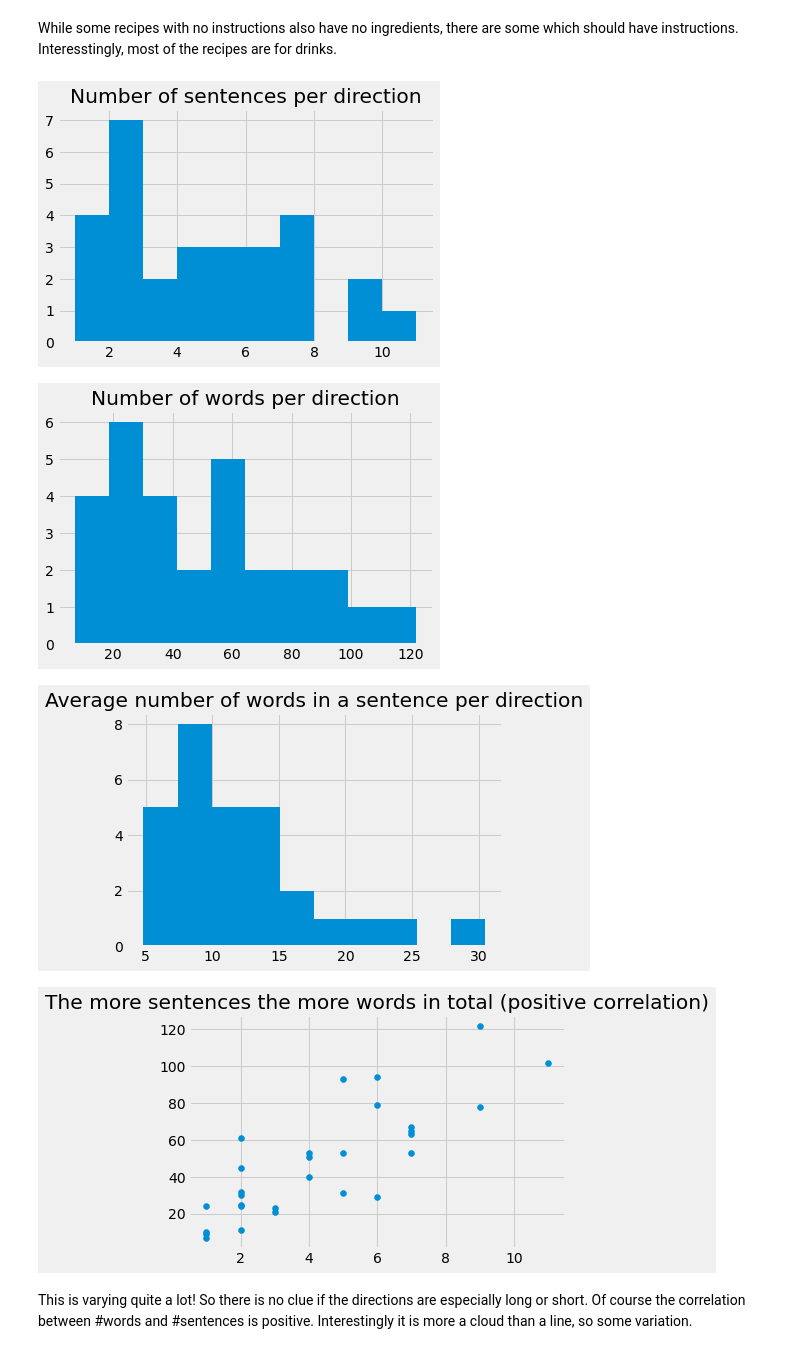
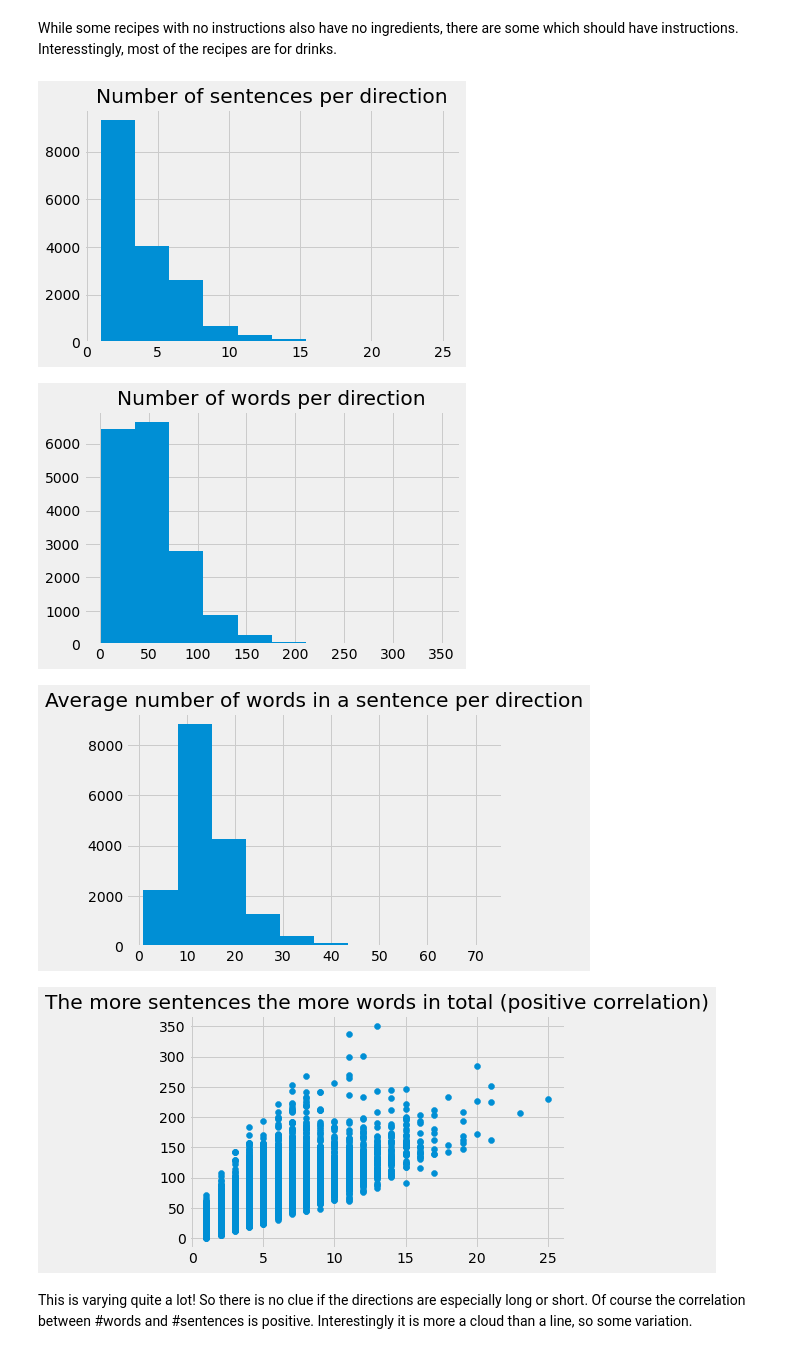
Before and after one commit to henrixapp/text_analytics, a Jupyter notebook: inspection/inspection_epirecipes.ipynb, the cells around one changed output. Drawn from its saved outputs; the diff is of its cells as text; code cells hidden in the pictures.

```diff
--- a/inspection/inspection_epirecipes.ipynb
+++ b/inspection/inspection_epirecipes.ipynb
@@ -147,29 +151,29 @@ Frozen Banana, Pineapple and Rum Cocktail : 8
 While some recipes with no instructions also have no ingredients, there are some which should have instructions. Interesstingly, most of the recipes are for drinks.
 # %%
 #number of words, sentences in directions
-processed_directions = [nlp(direction) for direction in nltk.flatten(df.directions.tolist()[:10]) if isinstance(direction, str)]
+processed_directions = [nlp(direction) for direction in nltk.flatten(random.sample(df.directions.tolist(),5000)) if isinstance(direction, str)]
 sentences_per_direction = [len(list(processed_direction.sents)) for processed_direction in processed_directions]
 plt.title("Number of sentences per direction")
 plt.hist(sentences_per_direction)
 plt.show()
 
 words_per_direction = [len(processed_direction) for processed_direction in processed_directions]
 plt.title("Number of words per direction")
 plt.hist(words_per_direction)
 plt.show()
 
 plt.title("Average number of words in a sentence per direction")
 plt.hist(np.array(words_per_direction) / np.array(sentences_per_direction))
 plt.show()
 
 plt.title("The more sentences the more words in total (positive correlation)")
 plt.scatter(sentences_per_direction, words_per_direction)
 plt.show()
 # %% [output]
-[figure, old version]
+[figure, new version]
-[figure, old version]
+[figure, new version]
-[figure, old version]
+[figure, new version]
-[figure, old version]
+[figure, new version]
 # %% [markdown]
 This is varying quite a lot! So there is no clue if the directions are especially long or short. Of course the correlation between #words and #sentences is positive. Interestingly it is more a cloud than a line, so some variation.
 # %%
```
Also changed, not shown: parts of 8 cells of this notebook, 1 other file.
